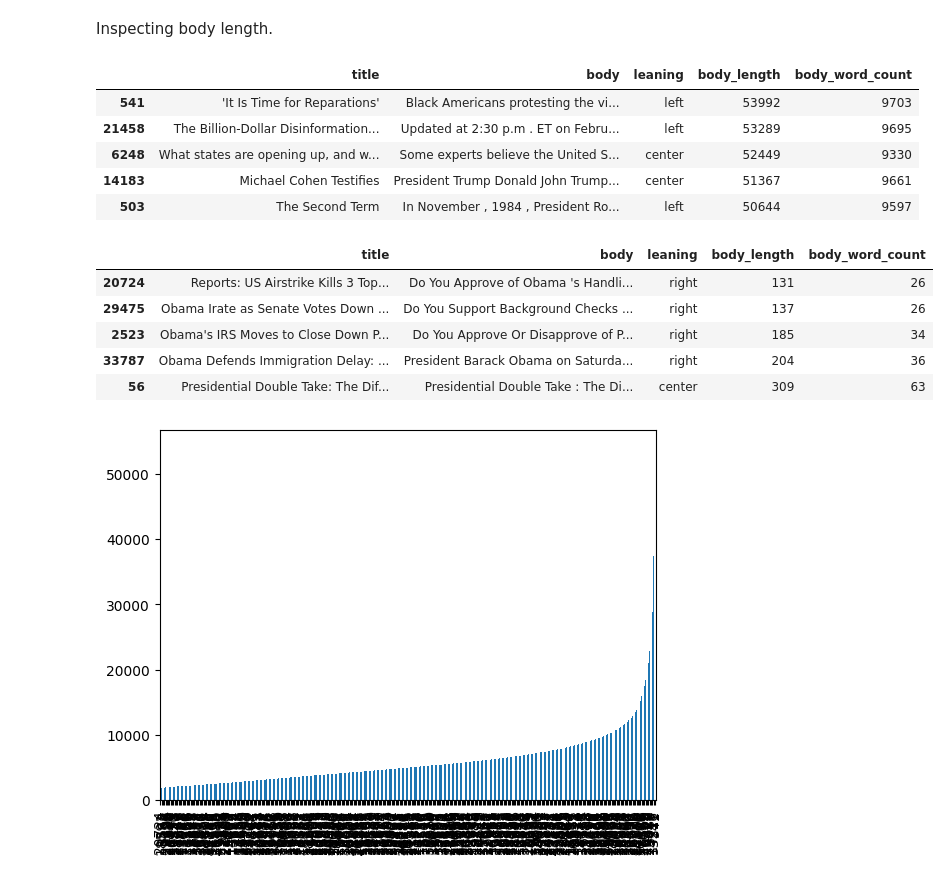
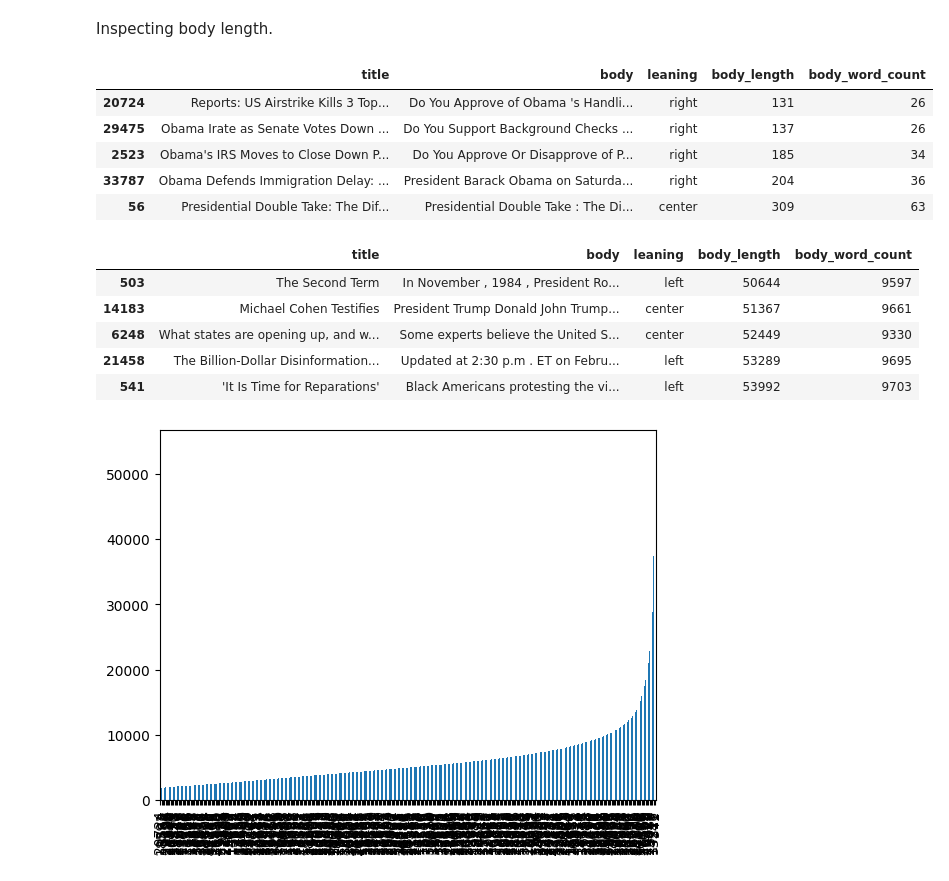
Before and after one commit to matous-volf/political-leaning-prediction, a Jupyter notebook: datasets/notebooks/article_bias_prediction.ipynb, the cells around one changed output. Drawn from its saved outputs; the diff is of its cells as text; code cells hidden in the pictures.

Commit message:
feat: polish the dataset notebooks

```diff
--- a/datasets/notebooks/article_bias_prediction.ipynb
+++ b/datasets/notebooks/article_bias_prediction.ipynb
@@ -8,10 +8,10 @@ import pandas as pd
 # %% [markdown]
 Reading the raw dataset.
 # %%
-directory = "../raw/article_bias_prediction"
+DATASET_DIRECTORY = "../raw/article_bias_prediction"
 data = []
-for i, filename in enumerate(os.listdir(directory)):
-    filepath = os.path.join(directory, filename)
+for filename in os.listdir(DATASET_DIRECTORY):
+    filepath = os.path.join(DATASET_DIRECTORY, filename)
     with open(filepath, "r") as file:
         data.append(json.load(file))
 
@@ -62,21 +62,22 @@ Inspecting body length.
 # %%
 df["body_length"] = df["body"].str.len()
 df["body_word_count"] = df["body"].str.split().str.len()
-df.sort_values(by="body_length", ascending=False).head()
+df = df.sort_values(by="body_length")
+df.head()
 # %% [output]
 |  | title | body | leaning | body_length | body_word_count |
-| 541 | 'It Is Time for Reparations' | Black Americans protesting the vi... | left | 53992 | 9703 |
-| 21458 | The Billion-Dollar Disinformation... | Updated at 2:30 p.m . ET on Febru... | left | 53289 | 9695 |
-| 6248 | What states are opening up, and w... | Some experts believe the United S... | center | 52449 | 9330 |
-| 14183 | Michael Cohen Testifies | President Trump Donald John Trump... | center | 51367 | 9661 |
-| 503 | The Second Term | In November , 1984 , President Ro... | left | 50644 | 9597 |
+| 20724 | Reports: US Airstrike Kills 3 Top... | Do You Approve of Obama 's Handli... | right | 131 | 26 |
+| 29475 | Obama Irate as Senate Votes Down ... | Do You Support Background Checks ... | right | 137 | 26 |
+| 2523 | Obama's IRS Moves to Close Down P... | Do You Approve Or Disapprove of P... | right | 185 | 34 |
+| 33787 | Obama Defends Immigration Delay: ... | President Barack Obama on Saturda... | right | 204 | 36 |
+| 56 | Presidential Double Take: The Dif... | Presidential Double Take : The Di... | center | 309 | 63 |
 # %%
-df.sort_values(by="body_length").head()
+df.tail()
 # %% [output]
 |  | title | body | leaning | body_length | body_word_count |
-| 20724 | Reports: US Airstrike Kills 3 Top... | Do You Approve of Obama 's Handli... | right | 131 | 26 |
-| 29475 | Obama Irate as Senate Votes Down ... | Do You Support Background Checks ... | right | 137 | 26 |
-| 2523 | Obama's IRS Moves to Close Down P... | Do You Approve Or Disapprove of P... | right | 185 | 34 |
-| 33787 | Obama Defends Immigration Delay: ... | President Barack Obama on Saturda... | right | 204 | 36 |
-| 56 | Presidential Double Take: The Dif... | Presidential Double Take : The Di... | center | 309 | 63 |
+| 503 | The Second Term | In November , 1984 , President Ro... | left | 50644 | 9597 |
+| 14183 | Michael Cohen Testifies | President Trump Donald John Trump... | center | 51367 | 9661 |
+| 6248 | What states are opening up, and w... | Some experts believe the United S... | center | 52449 | 9330 |
+| 21458 | The Billion-Dollar Disinformation... | Updated at 2:30 p.m . ET on Febru... | left | 53289 | 9695 |
+| 541 | 'It Is Time for Reparations' | Black Americans protesting the vi... | left | 53992 | 9703 |
 # %%
```
Also changed, not shown: parts of 4 cells of this notebook, 4 other files.
